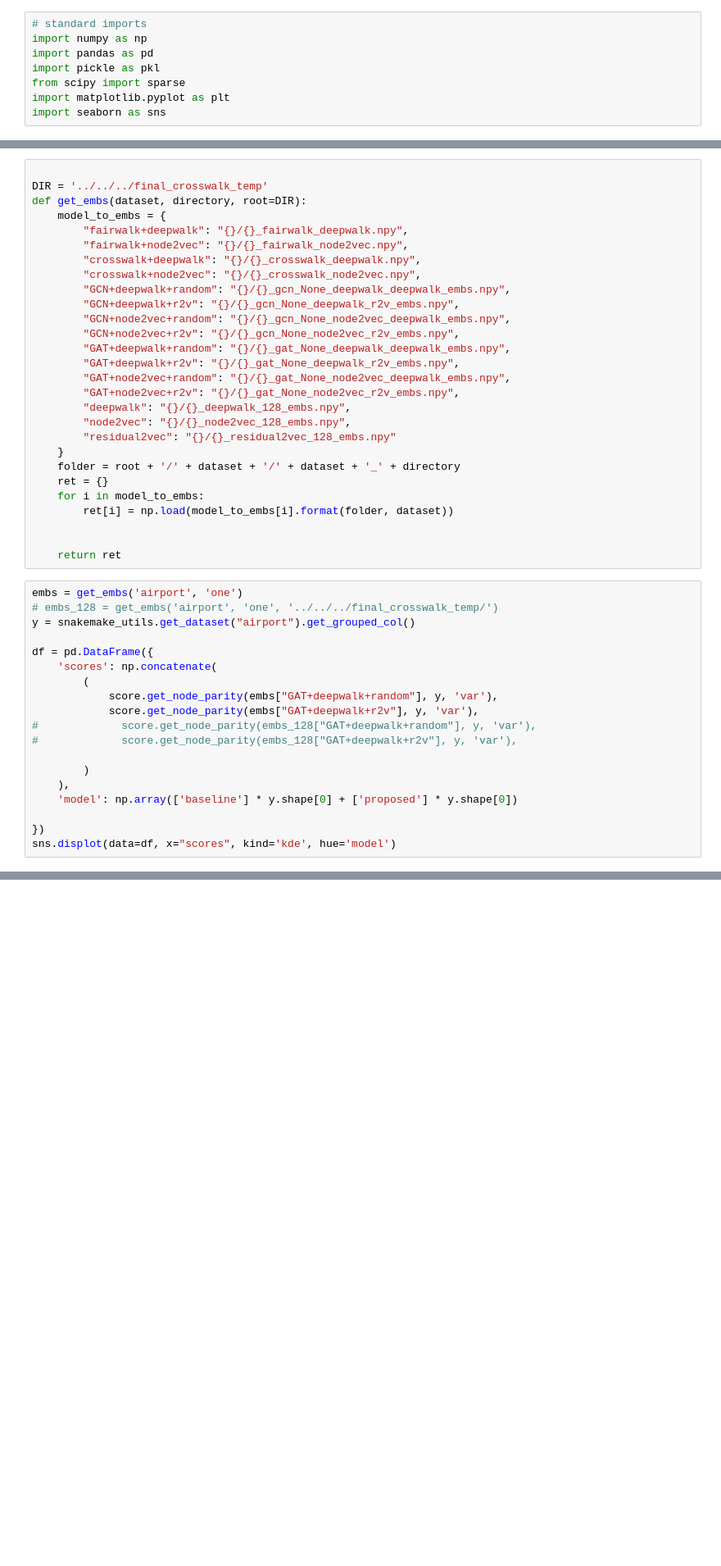
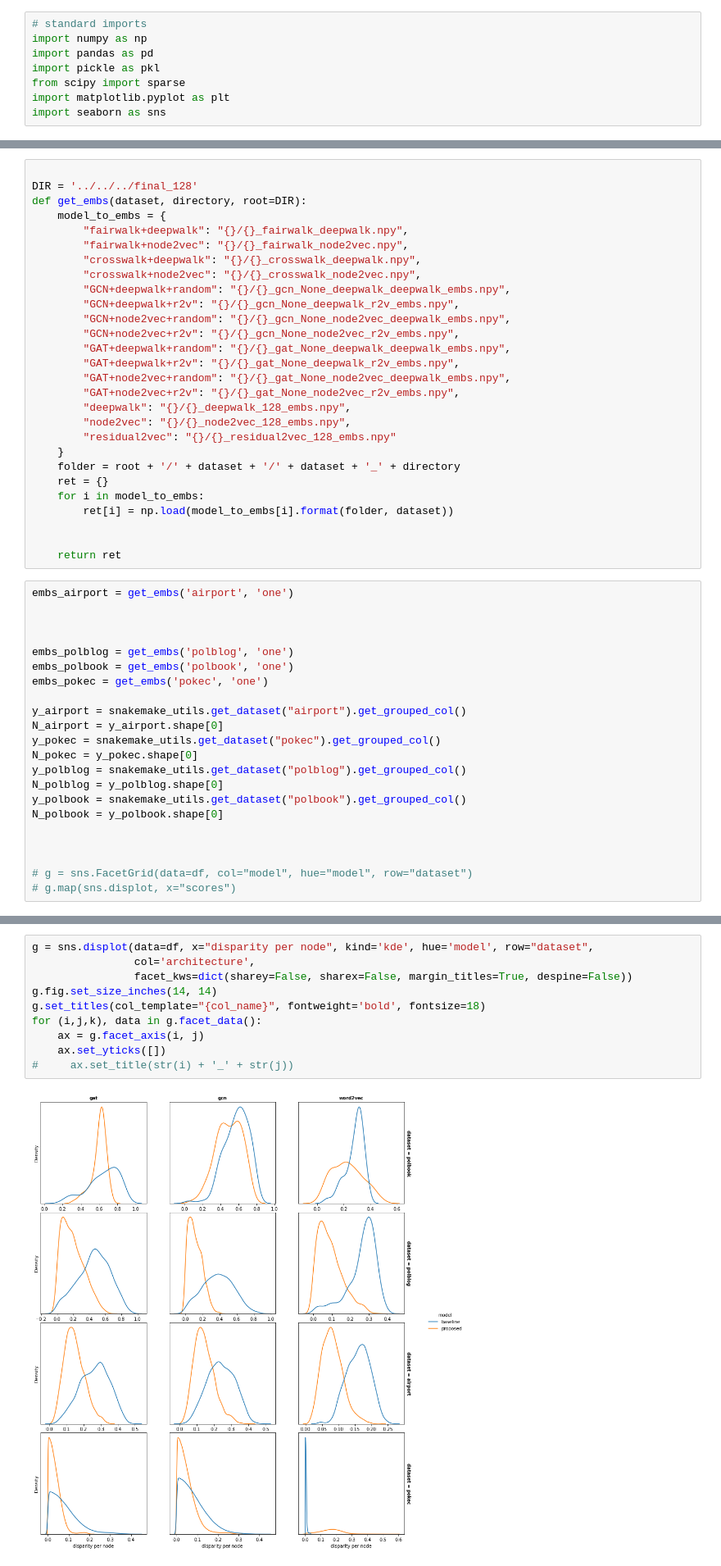
Before and after one commit to thunderock/residual2vec_, a Jupyter notebook: notebooks/PLOTS/fairness per node.ipynb, the cells around one changed output, grey strips where cells are left out. Shown at 82% size. Saved outputs shown, nothing was run; the diff lists cells and outputs as text; blank space fills up the shorter version.

```diff
--- a/notebooks/PLOTS/fairness per node.ipynb
+++ b/notebooks/PLOTS/fairness per node.ipynb
@@ -20,6 +22,6 @@ from utils import snakemake_utils, score
 # %%
 
-DIR = '../../../final_crosswalk_temp'
+DIR = '../../../final_128'
 def get_embs(dataset, directory, root=DIR):
     model_to_embs = {
         "fairwalk+deepwalk": "{}/{}_fairwalk_deepwalk.npy",
@@ -46,22 +48,25 @@ def get_embs(dataset, directory, root=DIR):
 
     return ret
 # %%
-embs = get_embs('airport', 'one')
-# embs_128 = get_embs('airport', 'one', '../../../final_crosswalk_temp/')
-y = snakemake_utils.get_dataset("airport").get_grouped_col()
+embs_airport = get_embs('airport', 'one')
 
-df = pd.DataFrame({
-    'scores': np.concatenate(
-        (
-            score.get_node_parity(embs["GAT+deepwalk+random"], y, 'var'),
-            score.get_node_parity(embs["GAT+deepwalk+r2v"], y, 'var'),
-#             score.get_node_parity(embs_128["GAT+deepwalk+random"], y, 'var'),
-#             score.get_node_parity(embs_128["GAT+deepwalk+r2v"], y, 'var'),
 
-        )
-    ),
-    'model': np.array(['baseline'] * y.shape[0] + ['proposed'] * y.shape[0])
 
-})
-sns.displot(data=df, x="scores", kind='kde', hue='model')
+embs_polblog = get_embs('polblog', 'one')
+embs_polbook = get_embs('polbook', 'one')
+embs_pokec = get_embs('pokec', 'one')
+
+y_airport = snakemake_utils.get_dataset("airport").get_grouped_col()
+N_airport = y_airport.shape[0]
+y_pokec = snakemake_utils.get_dataset("pokec").get_grouped_col()
+N_pokec = y_pokec.shape[0]
+y_polblog = snakemake_utils.get_dataset("polblog").get_grouped_col()
+N_polblog = y_polblog.shape[0]
+y_polbook = snakemake_utils.get_dataset("polbook").get_grouped_col()
+N_polbook = y_polbook.shape[0]
+
+
+
+# g = sns.FacetGrid(data=df, col="model", hue="model", row="dataset")
+# g.map(sns.displot, x="scores")
 # %% [output]
@@ -69,0 +186,12 @@ sns.displot(data=df, x="scores", kind='kde', hue='model')
+# %%
+g = sns.displot(data=df, x="disparity per node", kind='kde', hue='model', row="dataset",
+                col='architecture',
+                facet_kws=dict(sharey=False, sharex=False, margin_titles=True, despine=False))
+g.fig.set_size_inches(14, 14)
+g.set_titles(col_template="{col_name}", fontweight='bold', fontsize=18)
+for (i,j,k), data in g.facet_data():
+    ax = g.facet_axis(i, j)
+    ax.set_yticks([])
+#     ax.set_title(str(i) + '_' + str(j))
+# %% [output]
+[figure, added]
```
Also changed, not shown: parts of 4 cells of this notebook, 3 other files.
